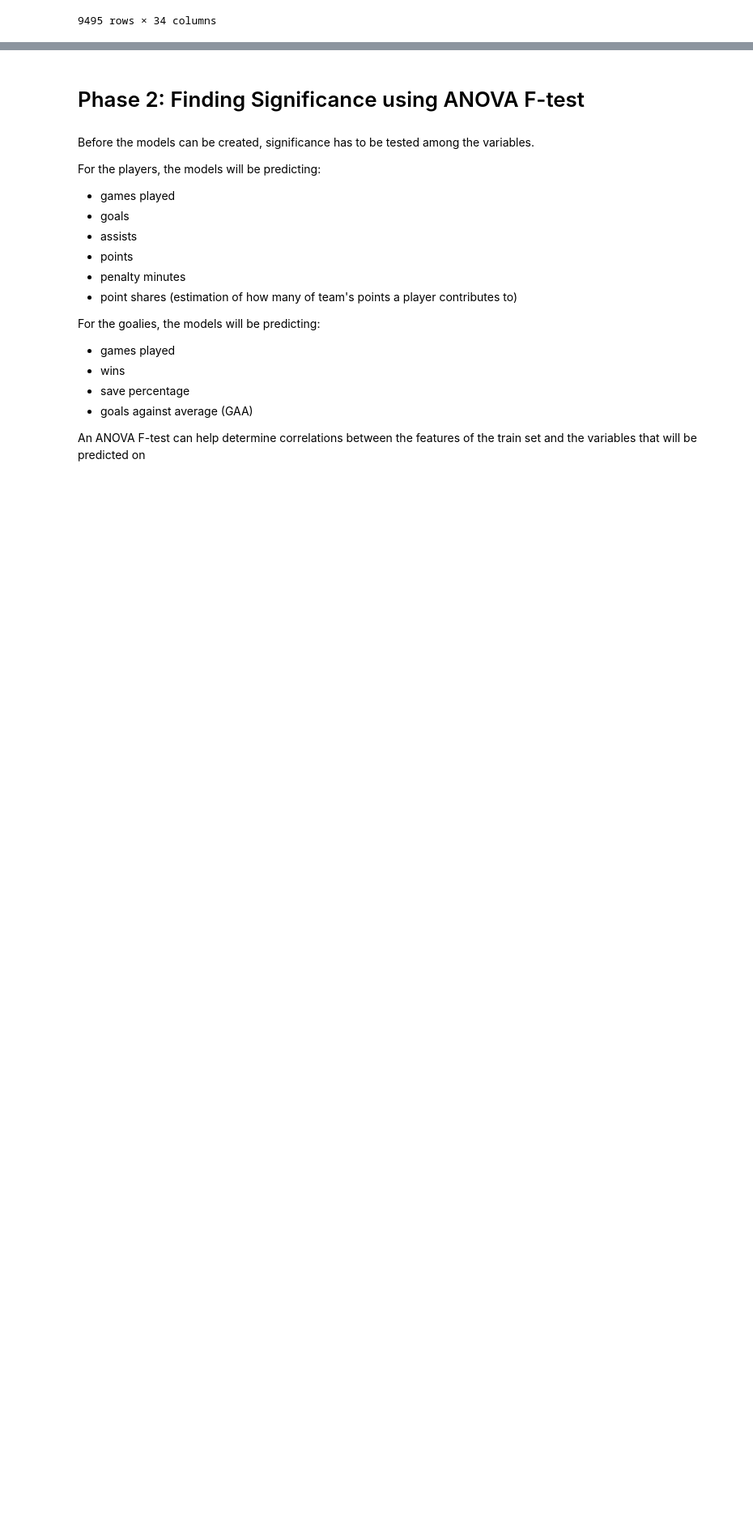
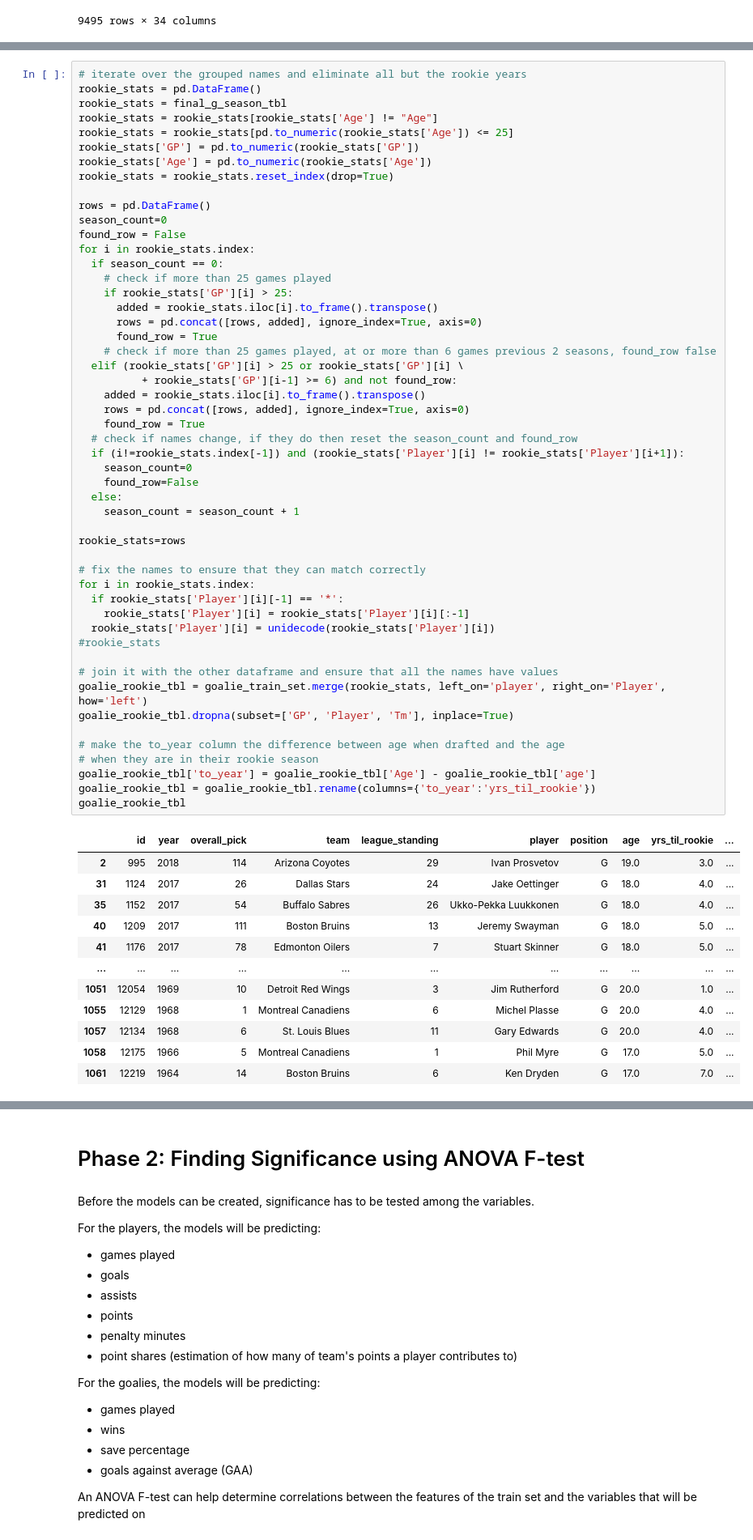
Before and after one commit to andrew-moscheni/nhl_draft_page, a Jupyter notebook: NHL_Prospect_Predictions.ipynb, the cells around one changed output, grey strips where cells are left out. Shown at 81% size. Saved outputs shown, nothing was run; the diff lists cells and outputs as text; blank space fills up the shorter version.

```diff
--- a/NHL_Prospect_Predictions.ipynb
+++ b/NHL_Prospect_Predictions.ipynb
@@ -415,0 +530,64 @@ final_pl_season_tbl
+# %%
+# iterate over the grouped names and eliminate all but the rookie years
+rookie_stats = pd.DataFrame()
+rookie_stats = final_g_season_tbl
+rookie_stats = rookie_stats[rookie_stats['Age'] != "Age"]
+rookie_stats = rookie_stats[pd.to_numeric(rookie_stats['Age']) <= 25]
+rookie_stats['GP'] = pd.to_numeric(rookie_stats['GP'])
+rookie_stats['Age'] = pd.to_numeric(rookie_stats['Age'])
+rookie_stats = rookie_stats.reset_index(drop=True)
+
+rows = pd.DataFrame()
+season_count=0
+found_row = False
+for i in rookie_stats.index:
+  if season_count == 0:
+    # check if more than 25 games played
+    if rookie_stats['GP'][i] > 25:
+      added = rookie_stats.iloc[i].to_frame().transpose()
+      rows = pd.concat([rows, added], ignore_index=True, axis=0)
+      found_row = True
+    # check if more than 25 games played, at or more than 6 games previous 2 seasons, found_row false
+  elif (rookie_stats['GP'][i] > 25 or rookie_stats['GP'][i] \
+          + rookie_stats['GP'][i-1] >= 6) and not found_row:
+    added = rookie_stats.iloc[i].to_frame().transpose()
+    rows = pd.concat([rows, added], ignore_index=True, axis=0)
+    found_row = True
+  # check if names change, if they do then reset the season_count and found_row
+  if (i!=rookie_stats.index[-1]) and (rookie_stats['Player'][i] != rookie_stats['Player'][i+1]):
+    season_count=0
+    found_row=False
+  else:
+    season_count = season_count + 1
+
+rookie_stats=rows
+
+# fix the names to ensure that they can match correctly
+for i in rookie_stats.index:
+  if rookie_stats['Player'][i][-1] == '*':
+    rookie_stats['Player'][i] = rookie_stats['Player'][i][:-1]
+  rookie_stats['Player'][i] = unidecode(rookie_stats['Player'][i])
+#rookie_stats
+
+# join it with the other dataframe and ensure that all the names have values
+goalie_rookie_tbl = goalie_train_set.merge(rookie_stats, left_on='player', right_on='Player', how='left')
+goalie_rookie_tbl.dropna(subset=['GP', 'Player', 'Tm'], inplace=True)
+
+# make the to_year column the difference between age when drafted and the age
+# when they are in their rookie season
+goalie_rookie_tbl['to_year'] = goalie_rookie_tbl['Age'] - goalie_rookie_tbl['age']
+goalie_rookie_tbl = goalie_rookie_tbl.rename(columns={'to_year':'yrs_til_rookie'})
+goalie_rookie_tbl
+# %% [output]
+|  | id | year | overall_pick | team | league_standing | player | position | age | yrs_til_rookie | ... |
+| 2 | 995 | 2018 | 114 | Arizona Coyotes | 29 | Ivan Prosvetov | G | 19.0 | 3.0 | ... |
+| 31 | 1124 | 2017 | 26 | Dallas Stars | 24 | Jake Oettinger | G | 18.0 | 4.0 | ... |
+| 35 | 1152 | 2017 | 54 | Buffalo Sabres | 26 | Ukko-Pekka Luukkonen | G | 18.0 | 4.0 | ... |
+| 40 | 1209 | 2017 | 111 | Boston Bruins | 13 | Jeremy Swayman | G | 18.0 | 5.0 | ... |
+| 41 | 1176 | 2017 | 78 | Edmonton Oilers | 7 | Stuart Skinner | G | 18.0 | 5.0 | ... |
+| ... | ... | ... | ... | ... | ... | ... | ... | ... | ... | ... |
+| 1051 | 12054 | 1969 | 10 | Detroit Red Wings | 3 | Jim Rutherford | G | 20.0 | 1.0 | ... |
+| 1055 | 12129 | 1968 | 1 | Montreal Canadiens | 6 | Michel Plasse | G | 20.0 | 4.0 | ... |
+| 1057 | 12134 | 1968 | 6 | St. Louis Blues | 11 | Gary Edwards | G | 20.0 | 4.0 | ... |
+| 1058 | 12175 | 1966 | 5 | Montreal Canadiens | 1 | Phil Myre | G | 17.0 | 5.0 | ... |
+| 1061 | 12219 | 1964 | 14 | Boston Bruins | 6 | Ken Dryden | G | 17.0 | 7.0 | ... |
```
Also changed, not shown: parts of 11 cells of this notebook.
